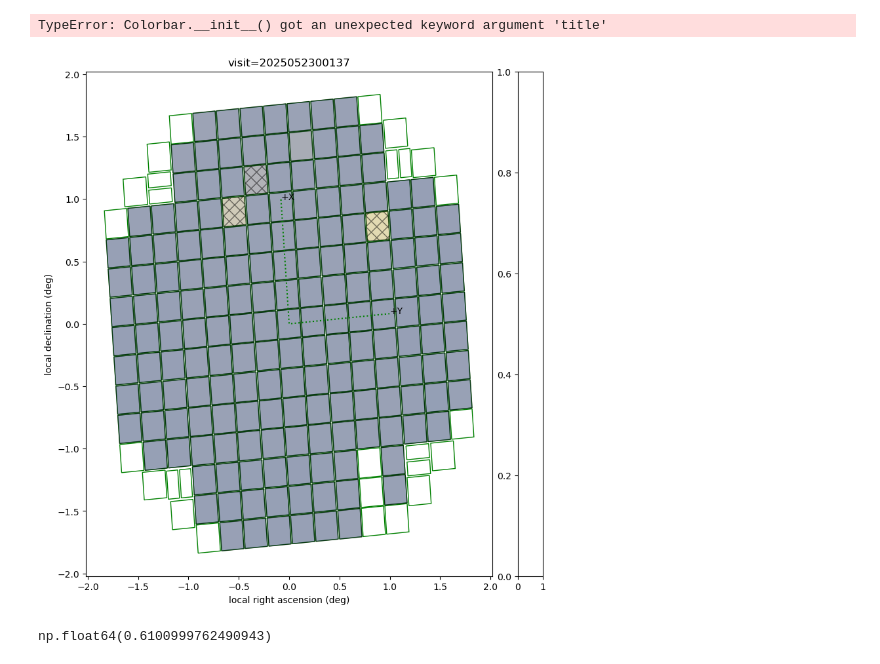
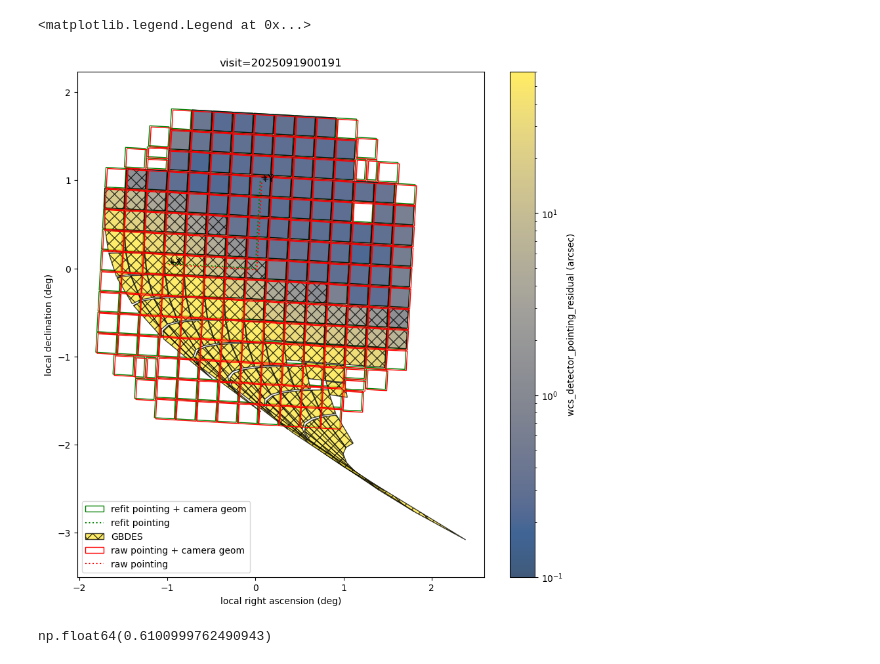
Before and after one commit to lsst/meas_astrom, a Jupyter notebook: DM-51297.ipynb, the cells around one changed output. Saved outputs shown, nothing was run; the diff lists cells and outputs as text; code cells hidden in the pictures.

```diff
--- a/DM-51297.ipynb
+++ b/DM-51297.ipynb
@@ -9,5 +97,3 @@ reload(logging)
 from lsst.utils.logging import VERBOSE
 
 logging.basicConfig(level=VERBOSE)
-# %%
-butler = Butler("dp2_prep", collections="LSSTCam/runs/DRP/20250421_20250921/d_2025_11_10/DM-53195", skymap="lsst_cells_v2")
@@ -32,5 +100,5 @@ INFO:sqlalchemy.engine.Engine:COMMIT
 # %%
-# visit = 2025091900191
-visit = 2025052300137
+visit = 2025091900191
+# visit = 2025052300137
 # %%
 input_schema = butler.get("visit_summary_schema").schema
@@ -141,8 +156,10 @@ if TYPE_CHECKING:
     from matplotlib.axes import Axes
     from matplotlib.figure import Figure
 
-def plot(
+
+def plot_visit(
     result,
+    camera,
     axes: Axes | None = None,
     figure: Figure | None = None,
     proj: SkyWcs | None = None,
@@ -178,7 +195,9 @@ def plot(
                 fallback_wcs = result.fallbacks[detector.getId()]
                 corners = fallback_wcs.pixelToSky(detector.getCorners(PIXELS))
                 _plot_polygon(
-                    axes, proj, ConvexPolygon([sp.getVector() for sp in corners]),
+                    axes,
+                    proj,
+                    ConvexPolygon([sp.getVector() for sp in corners]),
                     **fallback_region_style,
                 )
                 fallback_region_style.pop("label", None)
@@ -190,7 +209,7 @@ def plot(
                 fallback_wcs,
                 detector,
                 **fallback_axes_style,
-                label="refit pointing"
+                label="refit pointing",
             )
     raw_wcs = None
     if fit_region_style is not None:
@@ -206,13 +225,19 @@ def plot(
                     hatch = "XX"
                 else:
                     hatch = None
-                _plot_polygon(axes, proj, ConvexPolygon([sp.getVector() for sp in corners]),
-                              facecolor=cmap(norm(record["wcs_detector_pointing_residual"].asArcseconds())),
-                              **fit_region_style, hatch=hatch)
+                _plot_polygon(
+                    axes,
+                    proj,
+                    ConvexPolygon([sp.getVector() for sp in corners]),
+                    facecolor=cmap(norm(record["wcs_detector_pointing_residual"].asArcseconds())),
+                    **fit_region_style,
+                    hatch=hatch,
+                )
                 fit_region_style.pop("label", None)
         if figure is not None:
             cbar = figure.colorbar(
-                mpl.cm.ScalarMappable(norm=norm, cmap=cmap), ax=axes,
+                mpl.cm.ScalarMappable(norm=norm, cmap=cmap),
+                ax=axes,
                 alpha=fit_region_style.get("alpha", 1.0),
             )
             cbar.set_label("wcs_detector_pointing_residual (arcsec)")
@@ -230,10 +255,12 @@ def plot(
             _plot_polygon(axes, proj, ConvexPolygon([sp.getVector() for sp in corners]), **raw_region_style)
             raw_region_style.pop("label", None)
         if raw_axes_style is not None:
-            _plot_field_angle_axes(axes, proj, Angle(1.0, degrees), raw_wcs, detector, **raw_axes_style,
-                                label="raw pointing")
+            _plot_field_angle_axes(
+                axes, proj, Angle(1.0, degrees), raw_wcs, detector, **raw_axes_style, label="raw pointing"
+            )
     axes.axis("equal")
     return axes, proj
+
 
 @staticmethod
 def _plot_polygon(
@@ -245,6 +272,7 @@ def _plot_polygon(
     vertices = np.array(proj.skyToPixel([SpherePoint(v) for v in polygon.getVertices()]))
     axes.fill(vertices[:, 0], vertices[:, 1], **style)
 
+
 def _plot_field_angle_axes(
     axes: Axes,
     proj: SkyWcs,
@@ -253,9 +281,7 @@ def _plot_field_angle_axes(
     detector: Detector,
     **style: Any,
 ) -> None:
-    origin_sky = detector_wcs.pixelToSky(
-        detector.transform(Point2D(0.0, 0.0), FIELD_ANGLE, PIXELS)
-    )
+    origin_sky = detector_wcs.pixelToSky(detector.transform(Point2D(0.0, 0.0), FIELD_ANGLE, PIXELS))
     y_axis_sky = detector_wcs.pixelToSky(
         detector.transform(Point2D(0.0, size.asRadians()), FIELD_ANGLE, PIXELS)
     )
@@ -269,22 +295,23 @@ def _plot_field_angle_axes(
 # %%
 from matplotlib import pyplot
 
 figure = pyplot.figure(figsize=(10, 10))
 
 axes, proj = plot(
     result,
+    camera,
     figure=figure,
-    fit_region_style=dict(fill=True, edgecolor="k", alpha=0.5),
+    fit_region_style=dict(fill=True, edgecolor="k", alpha=0.75),
     raw_region_style=dict(fill=False, edgecolor="r"),
     fallback_region_style=dict(fill=False, edgecolor="g"),
     raw_axes_style=dict(color="r", linestyle=":"),
     fallback_axes_style=dict(color="g", linestyle=":"),
     plot_all_fallback=True,
 )
 axes.legend()
 # %% [output]
-TypeError: Colorbar.__init__() got an unexpected keyword argument 'title'
+<matplotlib.legend.Legend at 0x...>
-[figure, old version]
+[figure, new version]
 # %%
 cm = mpl.colormaps["cividis"]
 # %%
```
Also changed, not shown: parts of 18 cells of this notebook.
